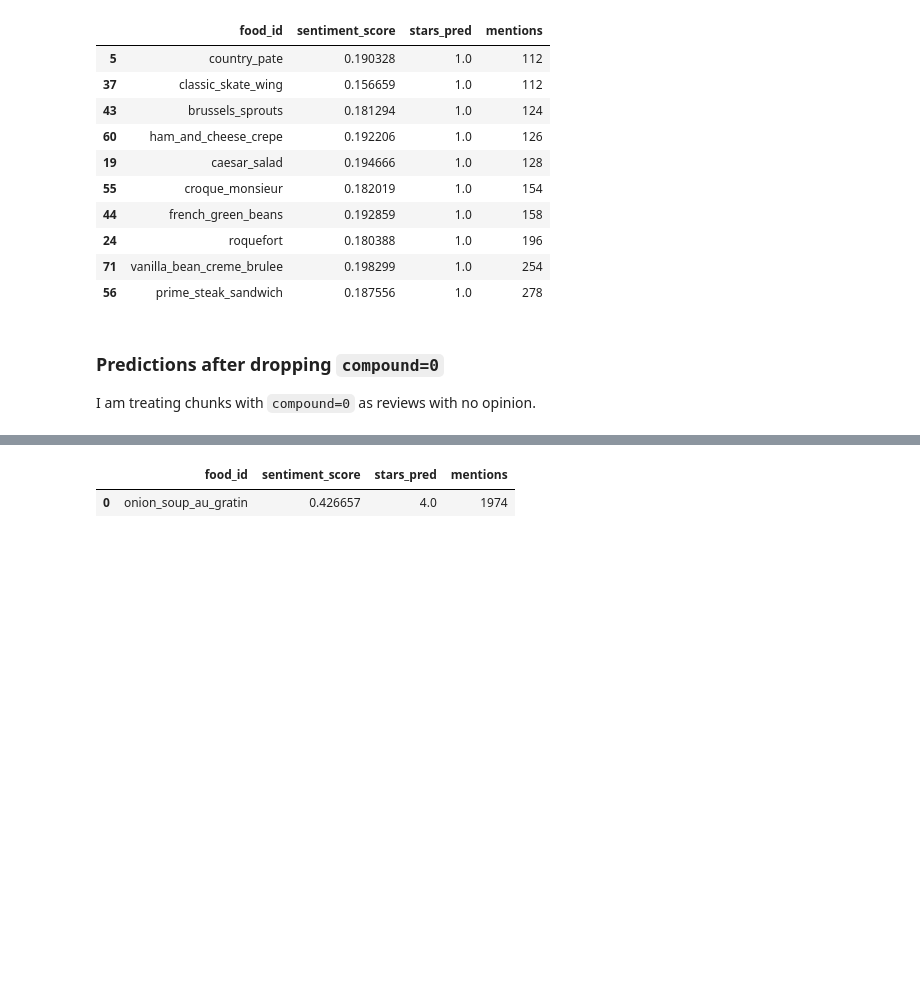
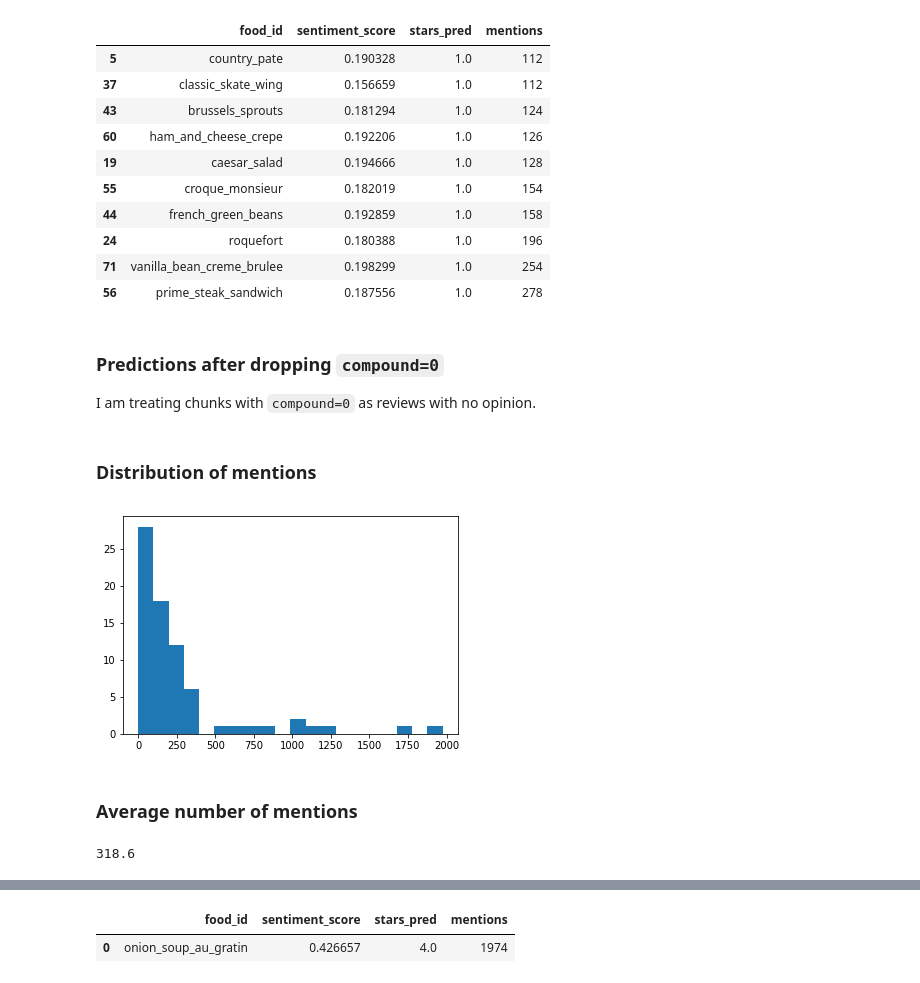
Before and after one commit to rkkwan/rating-yelp-features, a Jupyter notebook: code/05.1-rating-dishes.ipynb, the cells around one changed output, grey strips where cells are left out. Cells and saved outputs as stored; diff of their text form; code cells hidden in the pictures; blank space fills up the shorter version.

```diff
--- a/code/05-rating-dishes.ipynb
+++ b/code/05.1-rating-dishes.ipynb
@@ -594,3 +594,16 @@ sentiment_df2['stars_pred'] = sentiment_df2['sentiment_score'].apply(lambda scor
 sentiment_df2['mentions'] = sentiment_df2['food_id'].apply(lambda food_id : len(food_chunks[food_id]))
 # %%
 sentiment_df2.to_csv('../data/predictions/sentiment_df_subjective.csv')
+# %% [markdown]
+### Distribution of mentions
+# %%
+plt.hist(sentiment_df2[sentiment_df2['mentions'] < 2000]['mentions'], bins = 20);
+# %% [output]
+[figure, added]
+# %% [markdown]
+### Average number of mentions
+# %%
+avg_mentions = sentiment_df2['mentions'].mean()
+avg_mentions
+# %% [output]
+318.6
```
Also changed, not shown: parts of 12 cells of this notebook, 6 other files.
